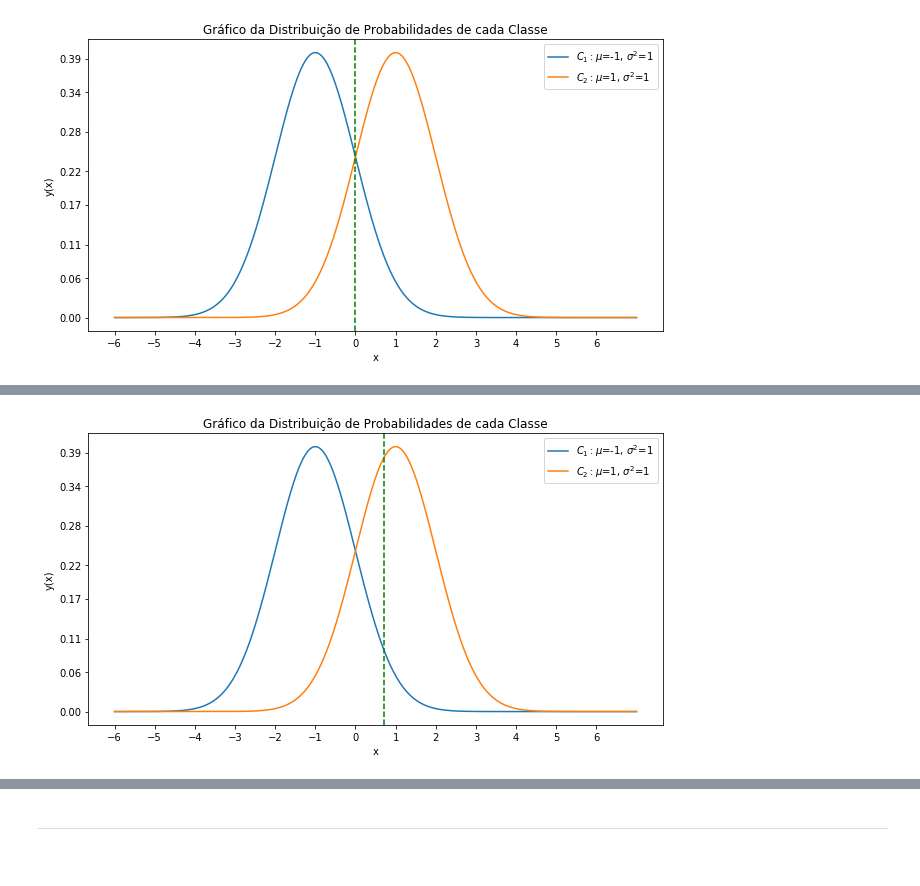
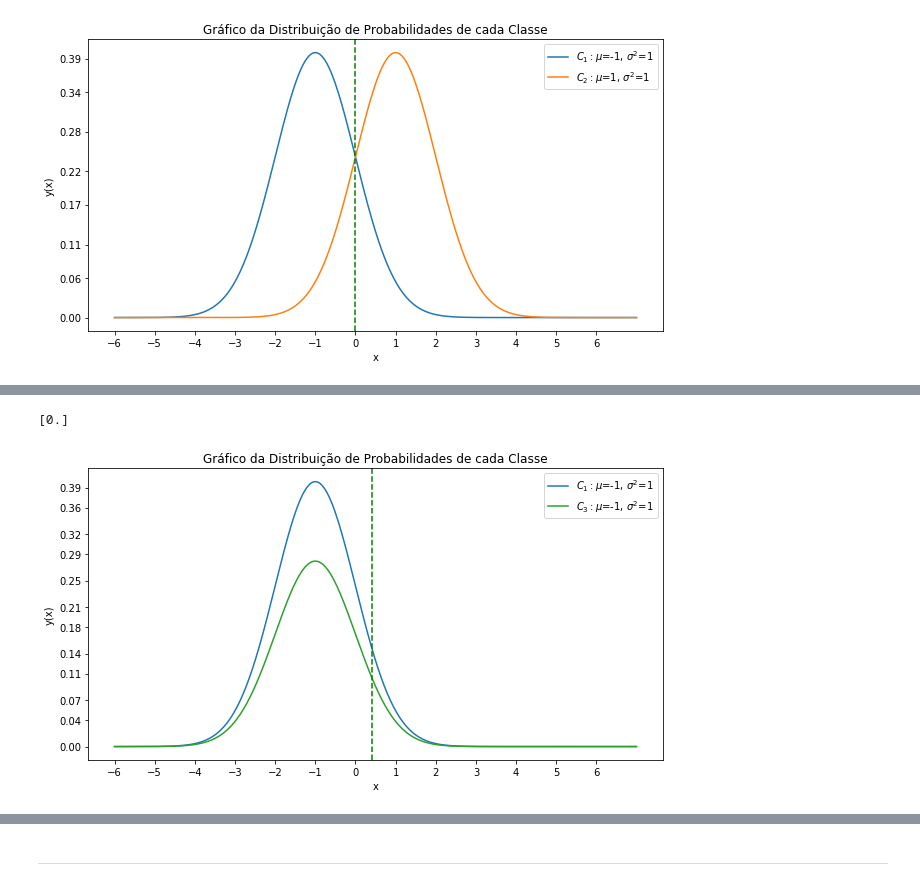
Before and after one commit to rdenadai/ia006c, a Jupyter notebook: notebooks/EFC01.ipynb, the cells around one changed output, grey strips where cells are left out. Cells and saved outputs as stored; diff of their text form; code cells hidden in the pictures.

```diff
--- a/notebooks/EFC01.ipynb
+++ b/notebooks/EFC01.ipynb
@@ -316,0 +246,20 @@ $0 + (1 * 0.7) = 0.7$
+# %%
+np.random.seed(42)
+
+x1 = np.sort(np.random.normal(-1, 1, size=200)) # np.linspace(-3, 1, 100)
+x1 = np.round(np.array([[m] for m in x1]), 2)
+y1 = np.zeros((200, ))
+
+x2 = np.sort(np.random.normal(1, 1, size=200))
+x2 = np.round(np.array([[m] for m in x2]), 2)
+y2 = np.ones((200, ))
+
+
+x = np.concatenate((x1, x2))
+y = np.concatenate((y1, y2))
+
+clf = GaussianNB(priors=[0.7, 0.3])
+clf.fit(x, y)
+
+# print(clf.predict(np.array([[-2.91]])))
+print(clf.predict(np.array([[0.37671]])))
@@ -317,26 +373,45 @@ $0 + (1 * 0.7) = 0.7$
 # %%
 N = 500
 space = np.linspace(-6, 7, N)
 m1 = -1
 m2 = 1
 s1 = np.sqrt(1)
 s2 = np.sqrt(1)
 
+def normal(x, m, s):
+    return (1/(np.sqrt(2*np.pi*s))) * np.exp(-((np.power((x-(m)), 2) / 2*s)))
+
 px1 = norm(m1, s1)
 px2 = norm(m2, s2)
+px3 = normal(space, m1, 1) * .7
+px4 = normal(space, m2, 1) * .3
+
+
+def solve(m1, m2, std1, std2):
+    a = 1/(2*std1**2) - 1/(2*std2**2)
+    b = m2/(std2**2) - m1/(std1**2)
+    c = m1**2 /(2*std1**2) - m2**2 / (2*std2**2) - np.log(std2/std1)
+    return np.roots([a,b,c])
+
+print(solve(-1, 1, np.sqrt(1), np.sqrt(1)))
+
+# print(solve(-1, 1, np.sqrt(1.7), np.sqrt(1.3)))
 
 fig = plt.figure(1, figsize=(17, 5))
 plt.subplot(121)
 plt.title('Gráfico da Distribuição de Probabilidades de cada Classe')
 plt.xlabel('x')
 plt.ylabel('y(x)')
 plt.xticks(np.arange(-6, 7))
-plt.yticks(np.round(np.linspace(0, 0.45, 9), 2))
+plt.yticks(np.round(np.linspace(0, 0.5, 15), 2))
 plt.plot(space, px1.pdf(space), color='C0', markersize=3, label='$C_1 : \mu$=-1, $\sigma^2$=1')
-plt.plot(space, px2.pdf(space), color='C1', markersize=3, label='$C_2 : \mu$=1, $\sigma^2$=1')
-plt.axvline(x=0.7, label='', ls='--', color='g')
+# plt.plot(space, px2.pdf(space), color='C1', markersize=3, label='$C_2 : \mu$=1, $\sigma^2$=1')
+plt.plot(space, px3, color='C2', markersize=3, label='$C_3 : \mu$=-1, $\sigma^2$=1')
+# plt.plot(space, px4, color='C3', markersize=3, label='$C_4 : \mu$=1, $\sigma^2$=1')
+plt.axvline(x=0.4, label='', ls='--', color='g')
 plt.legend()
 plt.tight_layout()
 plt.show()
 # %% [output]
+[0.]
-[figure, old version]
+[figure, new version]
```
Also changed, not shown: parts of 8 cells of this notebook.
